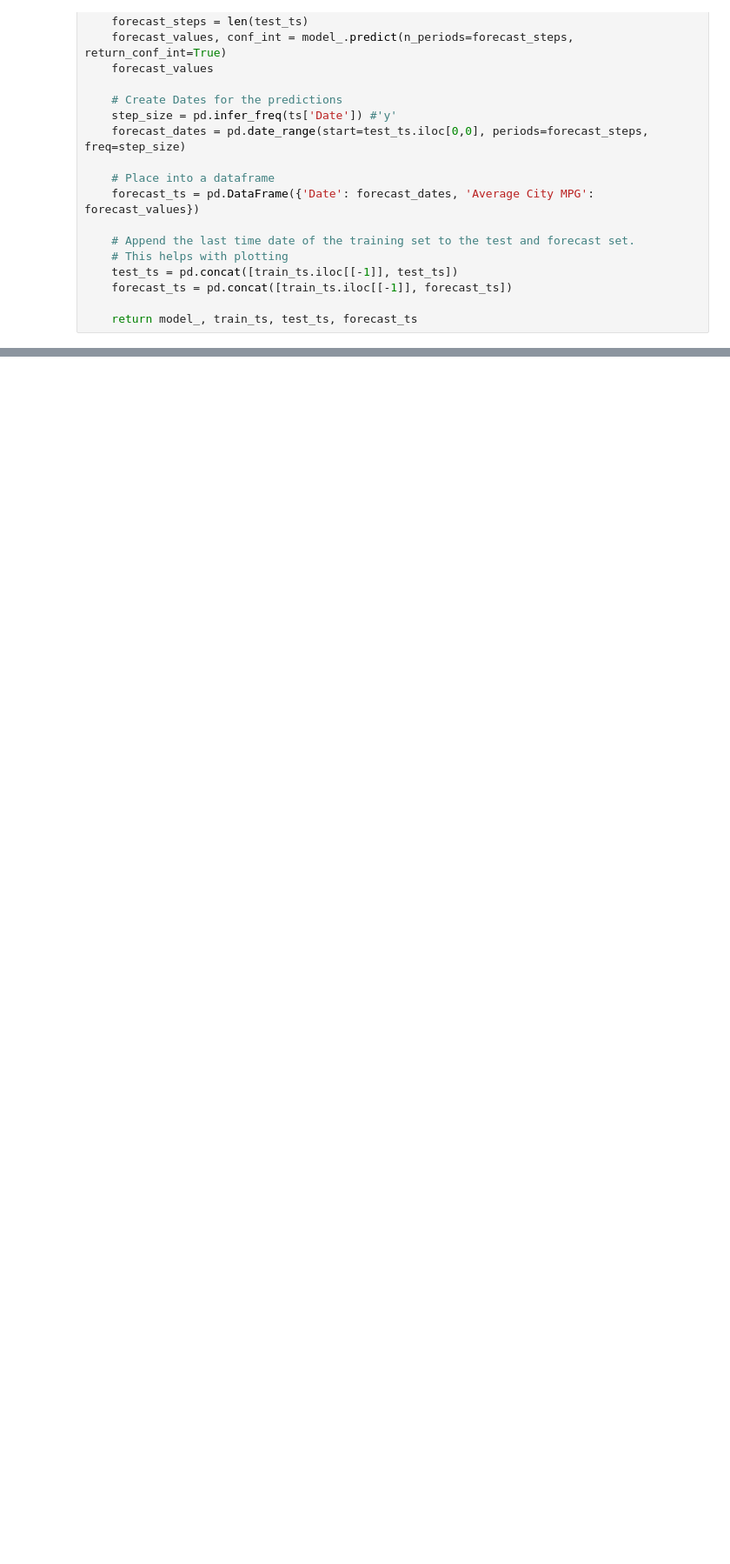
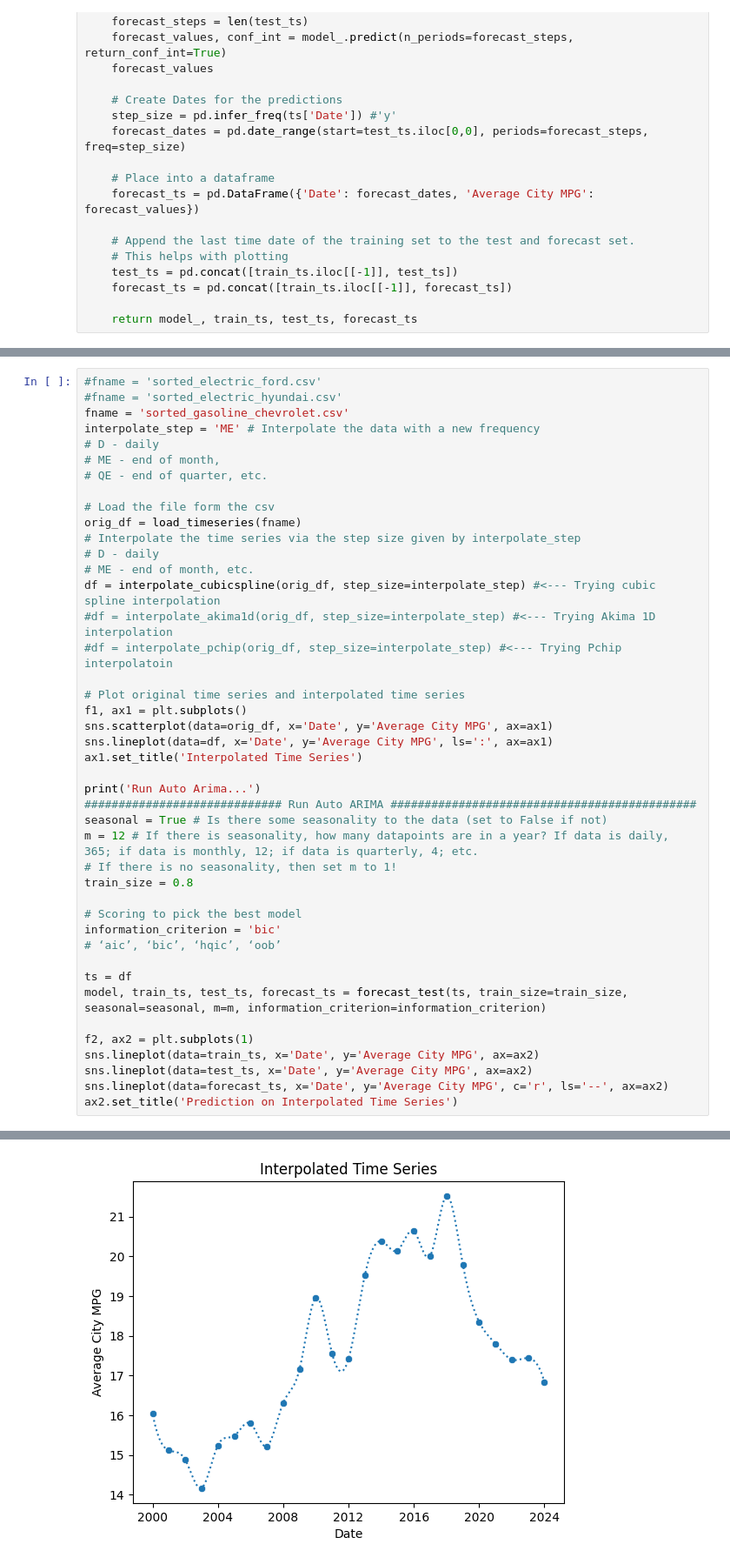
Before and after one commit to RAlexArnold/raa_World-Data-Final-Project, a Jupyter notebook: src/testing_interpolation.ipynb, the cells around one changed output, grey strips where cells are left out. Shown at 87% size. Saved outputs shown, nothing was run; the diff lists cells and outputs as text; blank space fills up the shorter version.

Commit message:
updates to testing interpolation notebook

```diff
--- a/src/testing_interpolation.ipynb
+++ b/src/testing_interpolation.ipynb
@@ -133,0 +134,44 @@ def forecast_test(ts, *, train_size=0.8, seasonal=False, m=1, information_criter
+# %%
+#fname = 'sorted_electric_ford.csv'
+#fname = 'sorted_electric_hyundai.csv'
+fname = 'sorted_gasoline_chevrolet.csv'
+interpolate_step = 'ME' # Interpolate the data with a new frequency
+# D - daily
+# ME - end of month,
+# QE - end of quarter, etc.
+
+# Load the file form the csv
+orig_df = load_timeseries(fname)
+# Interpolate the time series via the step size given by interpolate_step
+# D - daily
+# ME - end of month, etc.
+df = interpolate_cubicspline(orig_df, step_size=interpolate_step) #<--- Trying cubic spline interpolation
+#df = interpolate_akima1d(orig_df, step_size=interpolate_step) #<--- Trying Akima 1D interpolation
+#df = interpolate_pchip(orig_df, step_size=interpolate_step) #<--- Trying Pchip interpolatoin
+
+# Plot original time series and interpolated time series
+f1, ax1 = plt.subplots()
+sns.scatterplot(data=orig_df, x='Date', y='Average City MPG', ax=ax1)
+sns.lineplot(data=df, x='Date', y='Average City MPG', ls=':', ax=ax1)
+ax1.set_title('Interpolated Time Series')
+
+print('Run Auto Arima...')
+############################# Run Auto ARIMA #############################################
+seasonal = True # Is there some seasonality to the data (set to False if not)
+m = 12 # If there is seasonality, how many datapoints are in a year? If data is daily, 365; if data is monthly, 12; if data is quarterly, 4; etc.
+# If there is no seasonality, then set m to 1!
+train_size = 0.8
+
+# Scoring to pick the best model
+information_criterion = 'bic'
+# ‘aic’, ‘bic’, ‘hqic’, ‘oob’
+
+ts = df
+model, train_ts, test_ts, forecast_ts = forecast_test(ts, train_size=train_size, seasonal=seasonal, m=m, information_criterion=information_criterion)
+
+f2, ax2 = plt.subplots(1)
+sns.lineplot(data=train_ts, x='Date', y='Average City MPG', ax=ax2)
+sns.lineplot(data=test_ts, x='Date', y='Average City MPG', ax=ax2)
+sns.lineplot(data=forecast_ts, x='Date', y='Average City MPG', c='r', ls='--', ax=ax2)
+ax2.set_title('Prediction on Interpolated Time Series')
+# %% [output]
@@ -133,0 +196 @@ def forecast_test(ts, *, train_size=0.8, seasonal=False, m=1, information_criter
+[figure, added]
```
Also changed, not shown: parts of 6 cells of this notebook.
